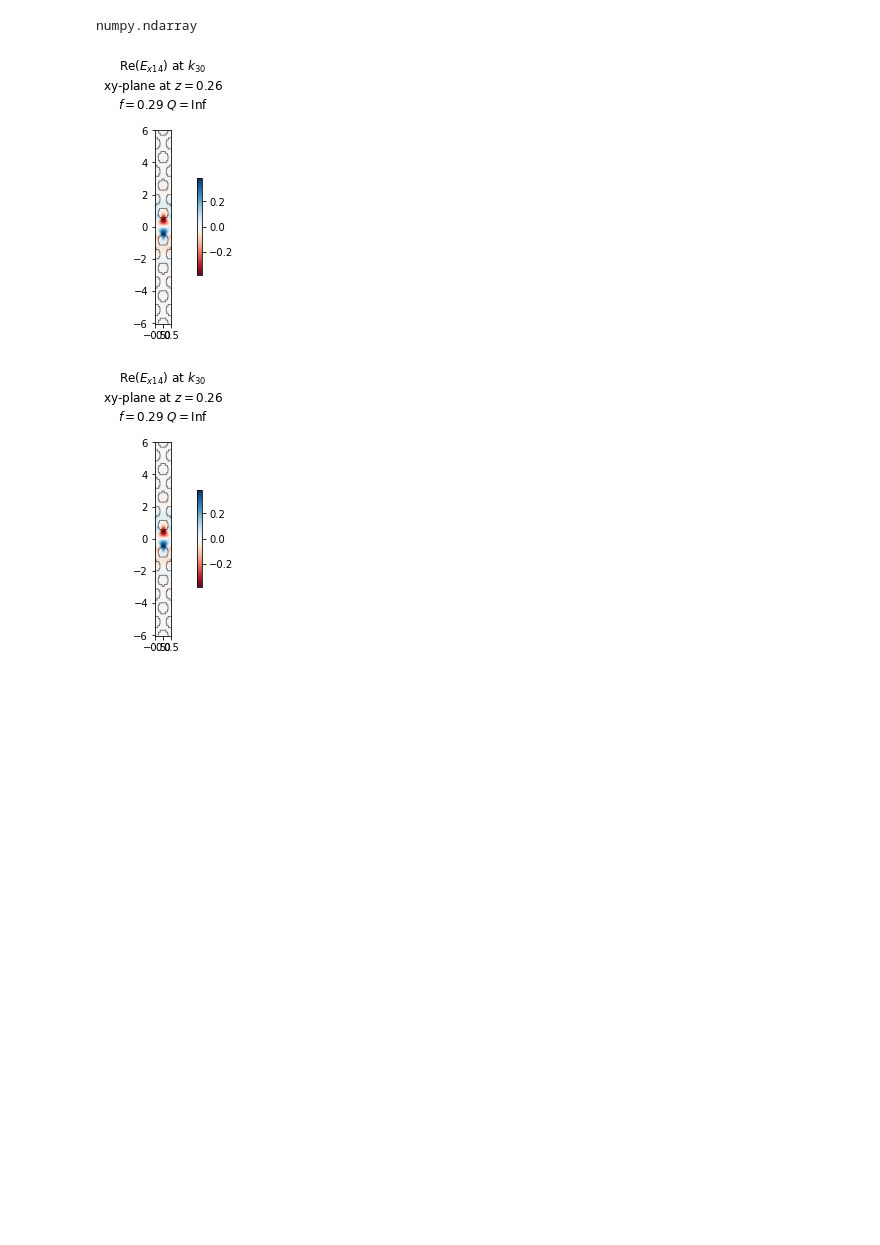
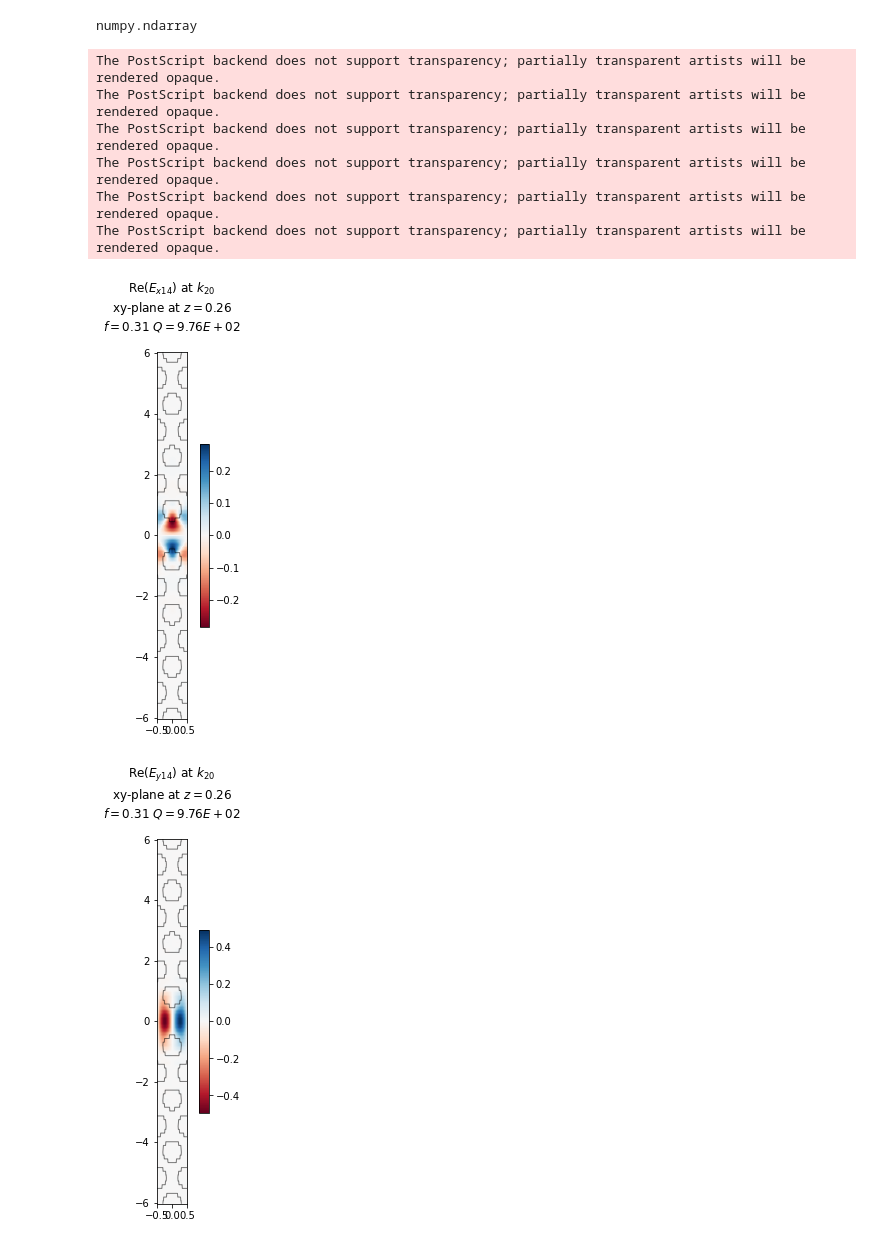
Before and after one commit to quantumbrownie/honoursLegume, a Jupyter notebook: Test 1.ipynb, the cells around one changed output. Saved outputs shown, nothing was run; the diff lists cells and outputs as text; code cells hidden in the pictures; blank space fills up the shorter version.

```diff
--- a/Test 1.ipynb
+++ b/Test 1.ipynb
@@ -28,7 +28,9 @@ Ny = 14      # Number of rows in the y-direction
 Ny_opt = 3   # Number of rows in which the pillars will be modified
 Nx = 1       # Supercell size in the x-direction
 
-W = 0.93     # Waveguide Width (0.98 in Zhuang)
+W = 0.94     # Waveguide Width (0.98 in Zhuang)
+# W = 1.35      # Coupling into the other mode. Could probably optimise other parameters for this one to have a less steep effective index
+# W = 0.98
 
 # Initialize a rectangular lattice
 lattice = Lattice([Nx, 0], [0, (Ny+W-1)*np.sqrt(3)/2])
@@ -177,10 +200,53 @@ type(n_eff_wvln)
 # %% [output]
 numpy.ndarray
 # %%
-legume.viz.field(gme, field = 'e', kind = 30, mind = 14,
+fig1 = legume.viz.field(gme, field = 'e', kind = 20, mind = 14,
                  #x=0,
                  z=d/2,
                  component='x')
+fig1.set_size_inches(2,6.4)
+fig1.savefig("Ex.eps")
+
+fig2 = legume.viz.field(gme, field = 'e', kind = 20, mind = 14,
+                 #x=0,
+                 z=d/2,
+                 component='y')
+fig2.set_size_inches(2,6.4)
+fig2.savefig("Ey.eps")
+
+fig3 = legume.viz.field(gme, field = 'e', kind = 20, mind = 14,
+                 #x=0,
+                 z=d/2,
+                 component='z')
+fig3.set_size_inches(2,6.4)
+fig3.savefig("Ez.eps")
+
+fig4 = legume.viz.field(gme, field = 'h', kind = 20, mind = 14,
+                 #x=0,
+                 z=d/2,
+                 component='x')
+fig4.set_size_inches(2,6.4)
+fig4.savefig("Hx.eps")
+
+fig5 = legume.viz.field(gme, field = 'h', kind = 20, mind = 14,
+                 #x=0,
+                 z=d/2,
+                 component='y')
+fig5.set_size_inches(2,6.4)
+fig5.savefig("Hy.eps")
+
+fig6 = legume.viz.field(gme, field = 'h', kind = 20, mind = 14,
+                 #x=0,
+                 z=d/2,
+                 component='z')
+fig6.set_size_inches(2,6.4)
+fig6.savefig("Hz.eps")
 # %% [output]
+The PostScript backend does not support transparency; partially transparent artists will be rendered opaque.
+The PostScript backend does not support transparency; partially transparent artists will be rendered opaque.
+The PostScript backend does not support transparency; partially transparent artists will be rendered opaque.
+The PostScript backend does not support transparency; partially transparent artists will be rendered opaque.
+The PostScript backend does not support transparency; partially transparent artists will be rendered opaque.
+The PostScript backend does not support transparency; partially transparent artists will be rendered opaque.
-[figure, old version]
+[figure, new version]
-[figure, old version]
+[figure, new version]
```
Also changed, not shown: parts of 8 cells of this notebook, 10 other files.
